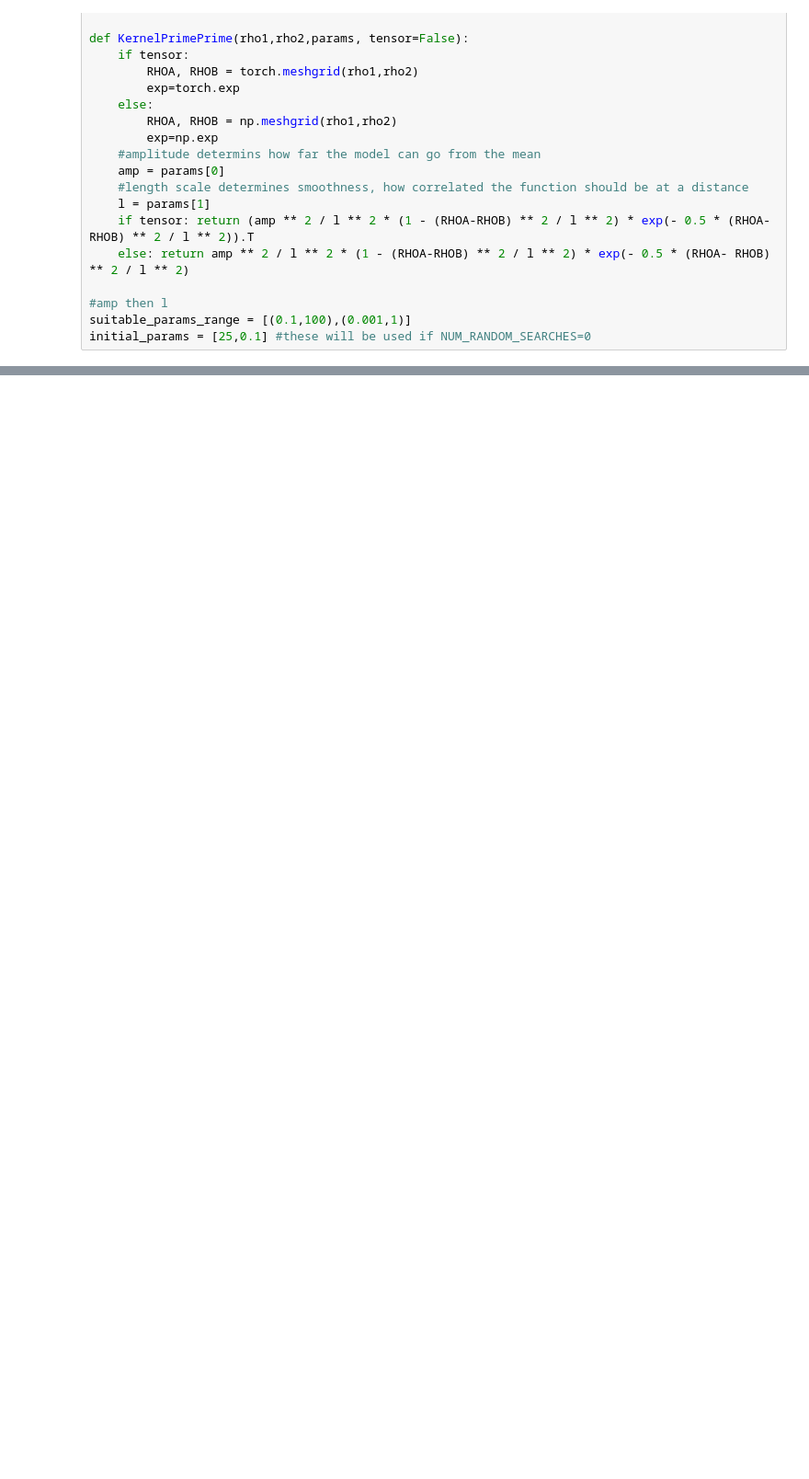
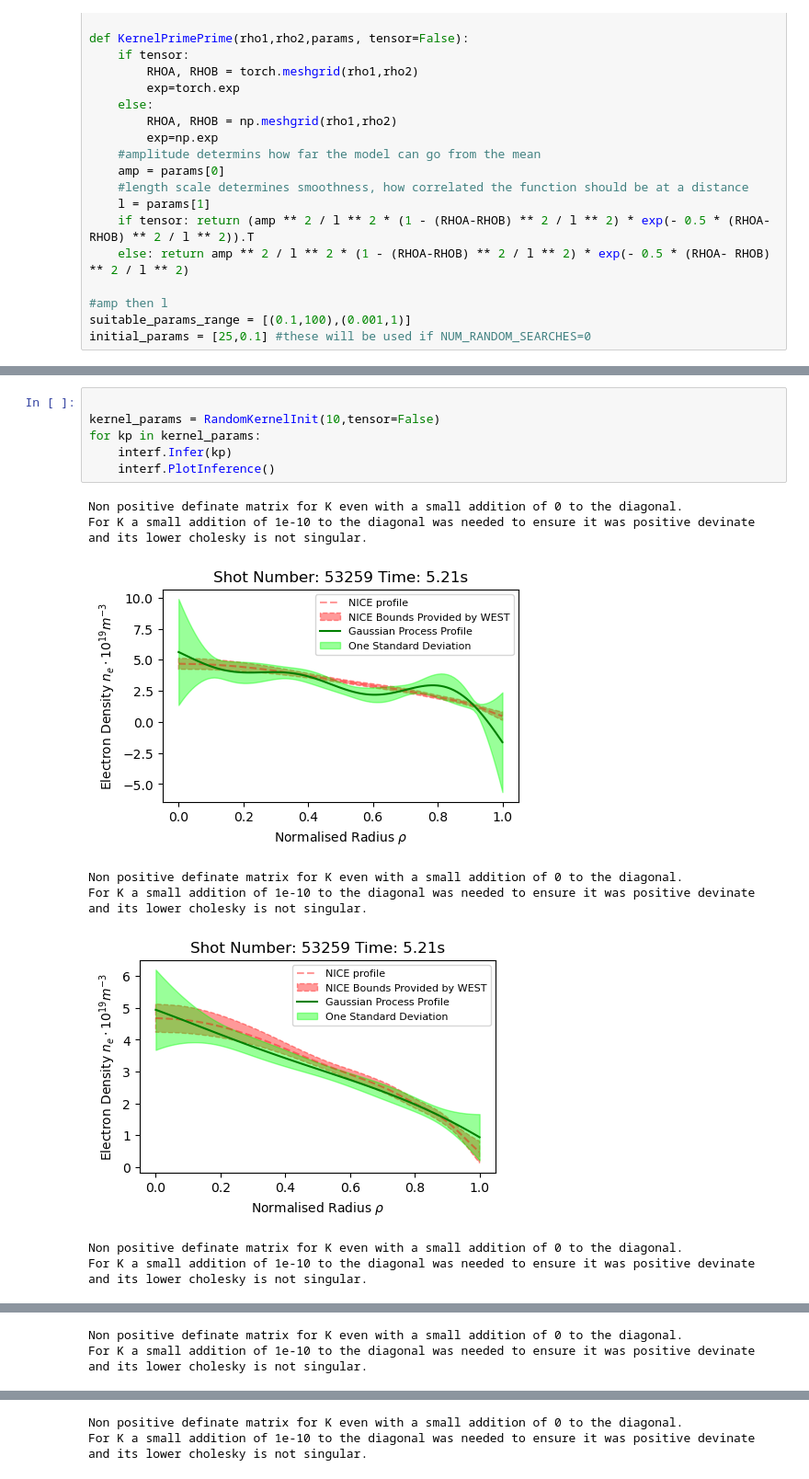
Before and after one commit to DanHarJor/Improving-Electron-Density-Profile-Inference-within-a-Tokamak-using-Bayesian-Techniques, a Jupyter notebook: RealEquillibriumInterferometry/StaticKernelSimplifiedForErrorDiscovery.ipynb, the cells around one changed output, grey strips where cells are left out. Shown at 92% size. Saved outputs shown, nothing was run; the diff lists cells and outputs as text; blank space fills up the shorter version.

```diff
--- a/RealEquillibriumInterferometry/StaticKernelSimplifiedForErrorDiscovery.ipynb
+++ b/RealEquillibriumInterferometry/StaticKernelSimplifiedForErrorDiscovery.ipynb
@@ -438,0 +501,15 @@ interf.GridSearch(suitable_params_range, num_grid_squares_1d=100)
+# %%
+
+kernel_params = RandomKernelInit(10,tensor=False)
+for kp in kernel_params:
+    interf.Infer(kp)
+    interf.PlotInference()
+# %% [output]
+Non positive definate matrix for K even with a small addition of 0 to the diagonal.
+For K a small addition of 1e-10 to the diagonal was needed to ensure it was positive devinate and its lower cholesky is not singular.
+[figure, added]
+Non positive definate matrix for K even with a small addition of 0 to the diagonal.
+For K a small addition of 1e-10 to the diagonal was needed to ensure it was positive devinate and its lower cholesky is not singular.
+[figure, added]
+Non positive definate matrix for K even with a small addition of 0 to the diagonal.
+For K a small addition of 1e-10 to the diagonal was needed to ensure it was positive devinate and its lower cholesky is not singular.
@@ -438,0 +517,2 @@ interf.GridSearch(suitable_params_range, num_grid_squares_1d=100)
+Non positive definate matrix for K even with a small addition of 0 to the diagonal.
+For K a small addition of 1e-10 to the diagonal was needed to ensure it was positive devinate and its lower cholesky is not singular.
@@ -438,0 +520,2 @@ interf.GridSearch(suitable_params_range, num_grid_squares_1d=100)
+Non positive definate matrix for K even with a small addition of 0 to the diagonal.
+For K a small addition of 1e-10 to the diagonal was needed to ensure it was positive devinate and its lower cholesky is not singular.
```
Also changed, not shown: parts of 4 cells of this notebook.
